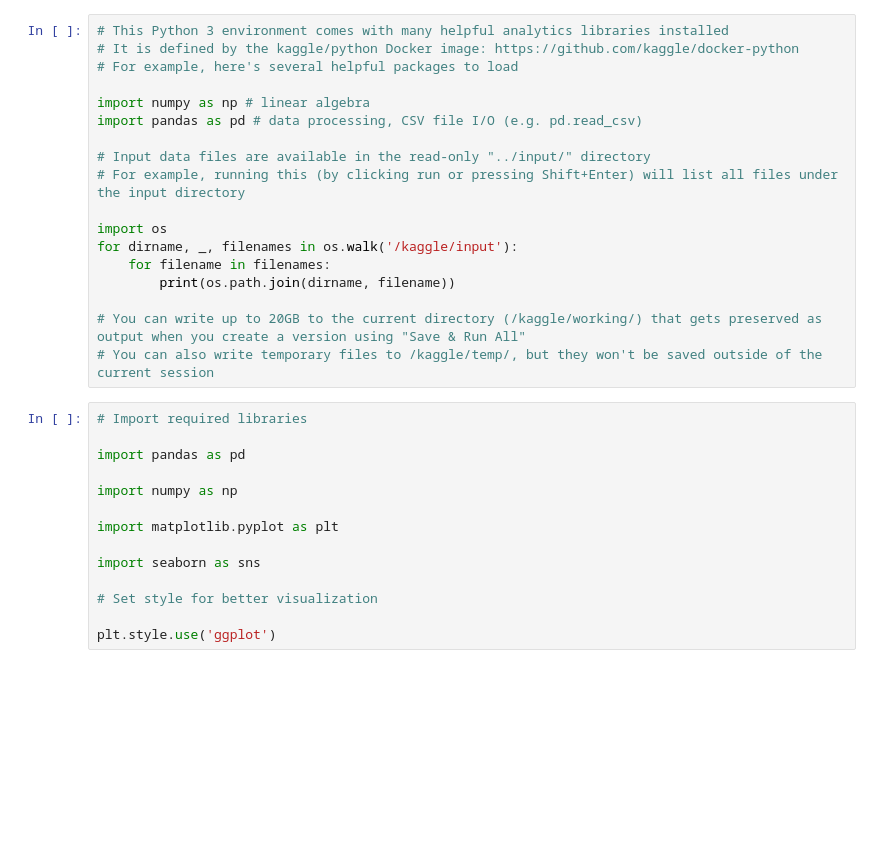
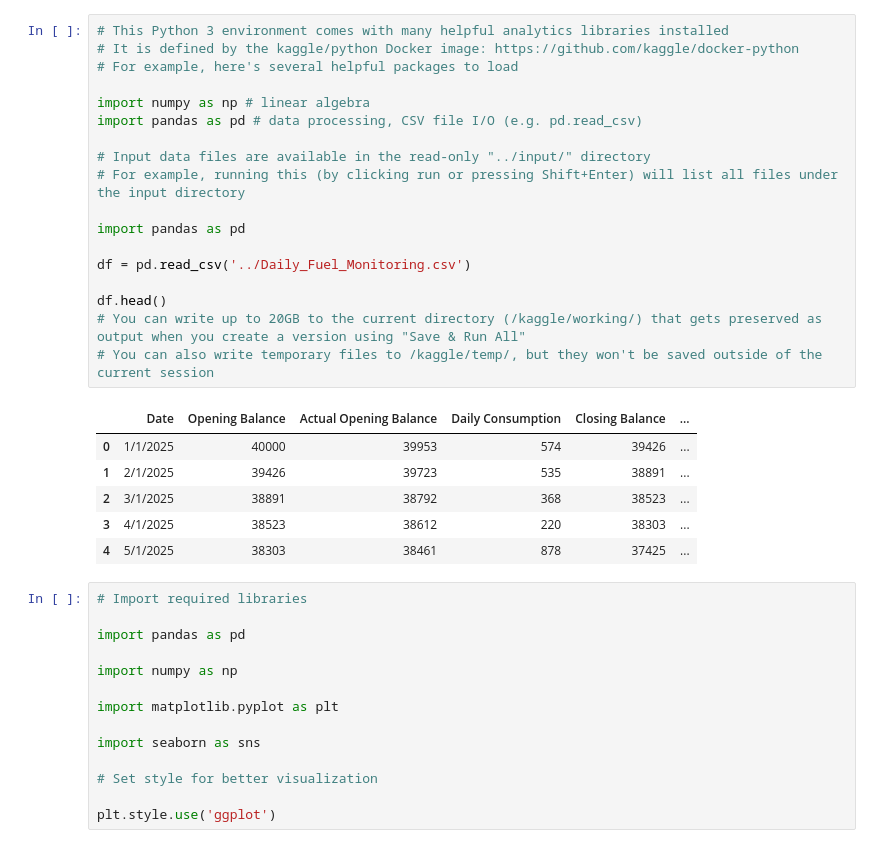
Before and after one commit to Xsfoo/Daily-Fuel-Consumption-Analysis, a Jupyter notebook: Notebooks/analysis-py.ipynb, the cells around one changed output. Drawn from its saved outputs; the diff is of its cells as text; blank space fills up the shorter version.

Commit message:
Fuel Analysis Update

```diff
--- a/Notebooks/analysis-py.ipynb
+++ b/Notebooks/analysis-py.ipynb
@@ -1,21 +1,28 @@
 # %%
 # This Python 3 environment comes with many helpful analytics libraries installed
 # It is defined by the kaggle/python Docker image: https://github.com/kaggle/docker-python
 # For example, here's several helpful packages to load
 
 import numpy as np # linear algebra
 import pandas as pd # data processing, CSV file I/O (e.g. pd.read_csv)
 
 # Input data files are available in the read-only "../input/" directory
 # For example, running this (by clicking run or pressing Shift+Enter) will list all files under the input directory
 
-import os
-for dirname, _, filenames in os.walk('/kaggle/input'):
-    for filename in filenames:
-        print(os.path.join(dirname, filename))
+import pandas as pd
 
+df = pd.read_csv('../Daily_Fuel_Monitoring.csv')
+
+df.head()
 # You can write up to 20GB to the current directory (/kaggle/working/) that gets preserved as output when you create a version using "Save & Run All"
 # You can also write temporary files to /kaggle/temp/, but they won't be saved outside of the current session
+# %% [output]
+|  | Date | Opening Balance | Actual Opening Balance | Daily Consumption | Closing Balance | ... |
+| 0 | 1/1/2025 | 40000 | 39953 | 574 | 39426 | ... |
+| 1 | 2/1/2025 | 39426 | 39723 | 535 | 38891 | ... |
+| 2 | 3/1/2025 | 38891 | 38792 | 368 | 38523 | ... |
+| 3 | 4/1/2025 | 38523 | 38612 | 220 | 38303 | ... |
+| 4 | 5/1/2025 | 38303 | 38461 | 878 | 37425 | ... |
 # %%
 # Import required libraries
 
```
Also changed, not shown: parts of 12 cells of this notebook, 1 other file.
